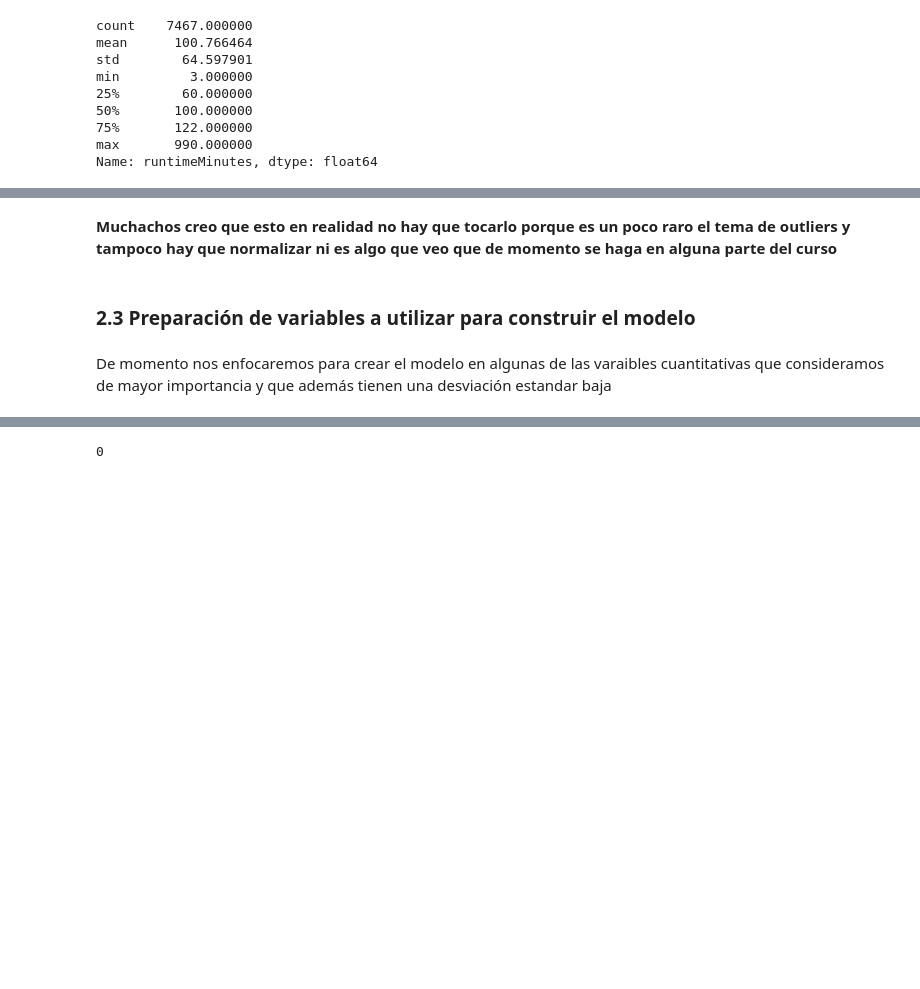
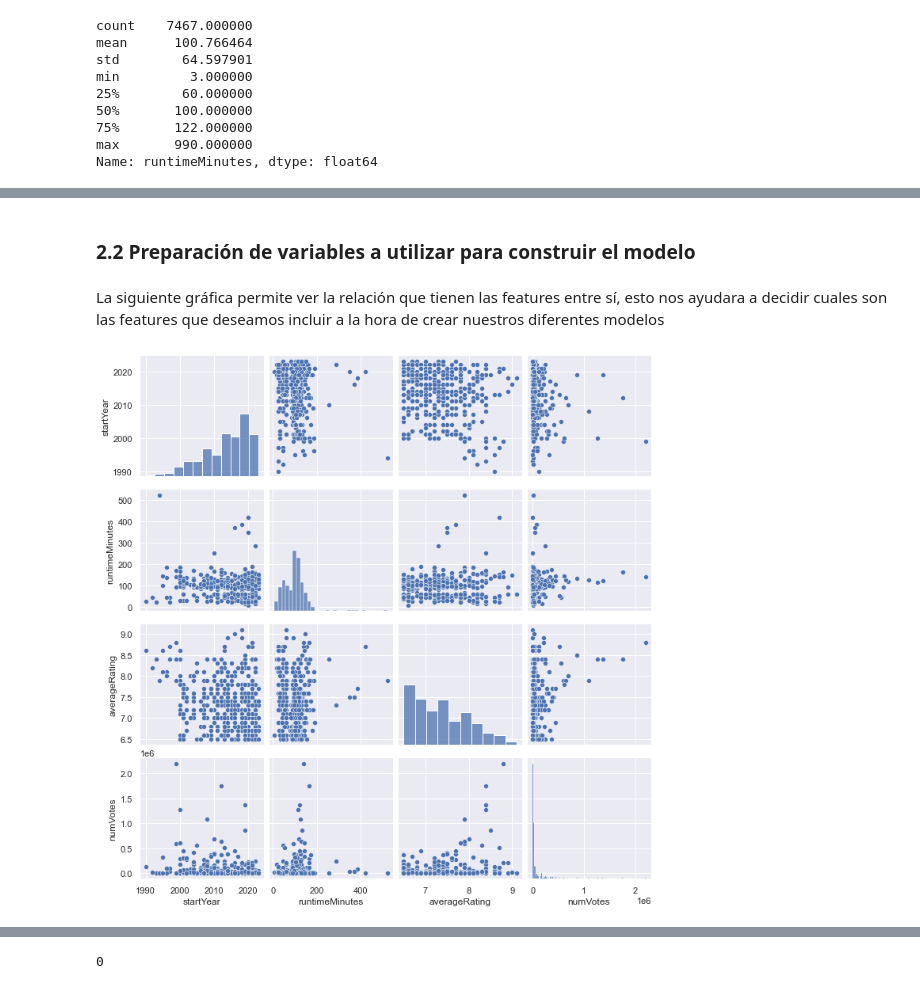
Before and after one commit to montejs3/Bi, a Jupyter notebook: LabBi/lab.ipynb, the cells around one changed output, grey strips where cells are left out. Saved outputs shown, nothing was run; the diff lists cells and outputs as text; code cells hidden in the pictures; blank space fills up the shorter version.

Commit message:
Ya tiene forma esto

```diff
--- a/LabBi/lab.ipynb
+++ b/LabBi/lab.ipynb
@@ -424,6 +423,2 @@ df.sample(5)
-# %% [markdown]
-**Muchachos creo que esto en realidad no hay que tocarlo porque es un poco raro el tema de outliers y tampoco hay que normalizar ni es algo que veo que de momento se haga en alguna parte del curso**
 # %% [markdown]
-### 2.3 Preparación de variables a utilizar para construir el modelo
+### 2.2 Preparación de variables a utilizar para construir el modelo
-# %% [markdown]
-De momento nos enfocaremos para crear el modelo en algunas de las varaibles cuantitativas que consideramos de mayor importancia y que además tienen una desviación estandar baja
@@ -432,0 +425,7 @@ df_model = df[cols_select].copy()
+# %% [markdown]
+La siguiente gráfica permite ver la relación que tienen las features entre sí, esto nos ayudara a decidir cuales son las features que deseamos incluir a la hora de crear nuestros diferentes modelos
+# %%
+sns.pairplot(df.sample(frac = 0.05))
+plt.show()
+# %% [output]
+[figure, added]
```
Also changed, not shown: parts of 41 cells of this notebook.
